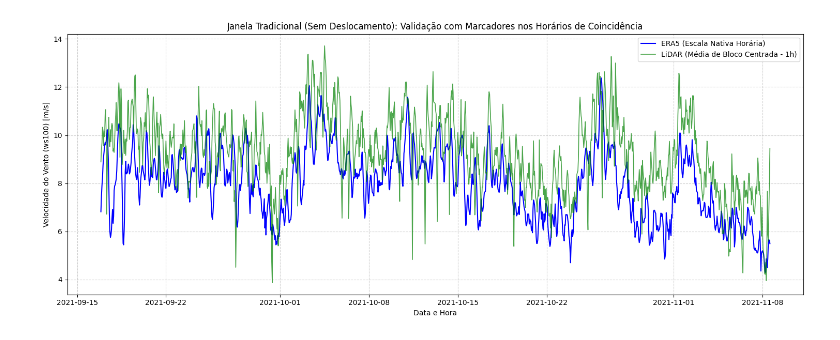
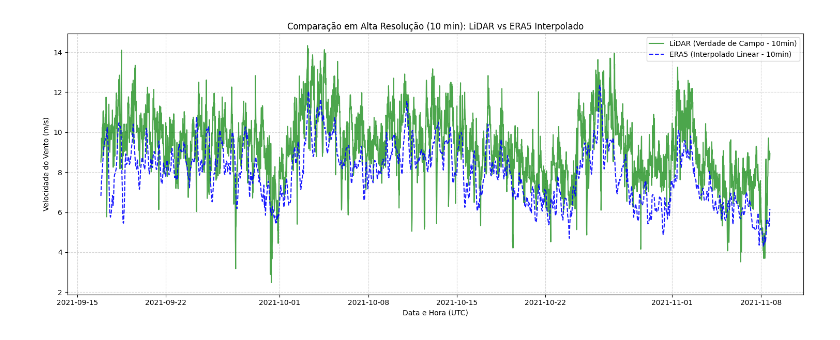
Before and after one commit to Ig0r-or/Wind-Speed-Forecasting-Using-LiDAR-ERA5-and-Deep-Learning, a Jupyter notebook: notebooks/1_2_Interpolação_Temporal_e_análise_de_erro.ipynb, the cells around one changed output. Cells and saved outputs as stored; diff of their text form; code cells hidden in the pictures.

Commit message:
Amplitude de Percepção
Mudei meu foco não apenas em um metodo de alinhamento para com os dados, mas em dois que me geram duas diferentes pespectivas.

```diff
--- a/notebooks/1_2_Interpolação_Temporal_e_análise_de_erro.ipynb
+++ b/notebooks/1_2_Interpolação_Temporal_e_análise_de_erro.ipynb
@@ -114,72 +86,50 @@ Raiz do Erro Quadrático Médio (RMSE): 1.8118 m/s
 # %%
-#lidar_horario = df_lidar[['ws100']].resample('1H', offset='30min').mean()
-lidar_horario = df_lidar[['ws100']].resample('1h').mean()
 
-# Deslocamos o índice resultante em +30 minutos para frente.
-# Isso faz com que o ponto central da média coincida perfeitamente com a hora cheia (ex: 11:30 vira 12:00)
-#lidar_horario.index = lidar_horario.index + pd.Timedelta(minutes=30)
-df_lidar_final = lidar_horario.rename(columns={'ws100': 'ws100_lidar'})
+# Utiliza-se a interpolação linear por ser considerada a mais robusta
+era5_10min = era5_ponto.ws100.resample(valid_time='10min').interpolate('linear')
+df_era5_final = era5_10min.to_dataframe().reset_index().set_index('valid_time')
+df_era5_final = df_era5_final.rename(columns={'ws100': 'ws100_era5'})
 
-# Prepare ERA5 data for join
-df_era5_final = era5_periodo.to_dataframe().reset_index().set_index('valid_time')
-df_era5_final = df_era5_final.rename(columns={'ws100': 'ws100_era5'}).drop(columns=['number', 'latitude', 'longitude'])
+# Processamento do LiDAR (Resolução nativa: 10min, padrão Local UTC-3)
+df_lidar['valid_time'] = pd.to_datetime(df_lidar[['year', 'month', 'day', 'hour', 'minute']])
+df_lidar = df_lidar.set_index('valid_time')
 
-# 4. Alinhamento Perfeito por Interseção (Inner Join)
-# Isso garante que apenas os timestamps presentes em ambos os datasets (período do LiDAR) sejam avaliados
+# AJUSTE UTC: Adicionamos 3 horas ao LiDAR para alinhar cronologicamente com o ERA5 assim como antes
+df_lidar.index = df_lidar.index + pd.Timedelta(hours=3)
+df_lidar_final = df_lidar[['ws100']].rename(columns={'ws100': 'ws100_lidar'})
+
+# Alinhamento por Interseção (Inner Join)
+# Mantém a resolução de 10 minutos, preservando a variabilidade real do sensor
 df_analise = df_era5_final.join(df_lidar_final, how='inner')
 
-# Filtragem explícita para garantir o escopo do LiDAR fornecido
-df_analise = df_analise.loc['2021-09-16 18:00:00':'2021-11-08 14:00:00']
+# Filtragem do período de estudo
+df_analise = df_analise.loc['2021-09-16':'2021-11-08']
 
-# 5. Cálculo das Métricas Estatísticas
-from sklearn.metrics import mean_absolute_error, mean_squared_error
+# Cálculo das Métricas Estatísticas
 def root_mean_squared_error(y_true, y_pred):
     return np.sqrt(mean_squared_error(y_true, y_pred))
 
 correlacao = df_analise['ws100_era5'].corr(df_analise['ws100_lidar'])
-mae = mean_absolute_error(df_analise['ws100_lidar'], df_analise['ws100_era5'])
-rmse = root_mean_squared_error(df_analise['ws100_lidar'], df_analise['ws100_era5'])
+mae = mean_absolute_error(df_analise['ws100_lidar'], df_era5_final.loc[df_analise.index, 'ws100_era5'])
+rmse = root_mean_squared_error(df_analise['ws100_lidar'], df_era5_final.loc[df_analise.index, 'ws100_era5'])
 
-print(f"--- RESULTADOS (Sem Deslocamento aplicado a conversão UTC) ---")
-print(f"Período Analisado: {df_analise.index.min()} até {df_analise.index.max()}")
-print(f"Total de horas coincidentes: {len(df_analise)}")
-print(f"Coeficiente de Correlação de Pearson: {correlacao:.4f}")
+print(f"--- RESULTADOS (ERA5 Interpolado para 10min - Abordagem B) ---")
+print(f"Período Analisado: {df_analise.index.min()} até {df_analise.index.max()} (UTC)")
+print(f"Total de pontos (10 min): {len(df_analise)}")
+print(f"Correlação de Pearson: {correlacao:.4f}")
 print(f"Erro Médio Absoluto (MAE): {mae:.4f} m/s")
 print(f"Raiz do Erro Quadrático Médio (RMSE): {rmse:.4f} m/s\n")
 
-# 6. Construção do Gráfico Comparativo com Marcadores de Coincidência
+#Visualização Gráfica
 plt.figure(figsize=(15, 6))
-plt.plot(df_analise.index, df_analise['ws100_era5'],label='ERA5 (Escala Nativa Horária)',color='blue', lw=1.5, markersize=4, markerfacecolor='black')
-plt.plot(df_analise.index, df_analise['ws100_lidar'],label='LiDAR (Média de Bloco Centrada - 1h)',color='green', alpha=0.7, lw=1.2, markersize=4, markerfacecolor='red')
+plt.plot(df_analise.index, df_analise['ws100_lidar'], label='LiDAR (Verdade de Campo - 10min)', color='green', alpha=0.7)
+plt.plot(df_analise.index, df_analise['ws100_era5'], label='ERA5 (Interpolado Linear - 10min)', color='blue', linestyle='--', alpha=0.9)
 
-plt.xlabel('Data e Hora')
-plt.ylabel('Velocidade do Vento (ws100) [m/s]')
-plt.title('Janela Tradicional (Sem Deslocamento): Validação com Marcadores nos Horários de Coincidência')
+plt.xlabel('Data e Hora (UTC)')
+plt.ylabel('Velocidade do Vento (m/s)')
+plt.title('Comparação em Alta Resolução (10 min): LiDAR vs ERA5 Interpolado')
 plt.legend()
-plt.grid(True, linestyle='--', alpha=0.6)
+plt.grid(True, linestyle='--', alpha=0.5)
 plt.tight_layout()
 plt.show()
-
-# 6. ALTERNATIVA: Gráfico com Zoom para ver os marcadores horários perfeitamente
-# Selecionado apenas 3 dias para inspecionar os marcadores de perto
-df_zoom = df_analise.loc['2021-09-16 18:00:00':'2021-09-19 18:00:00']
-
-plt.figure(figsize=(15, 6))
-
-# Linhas guias verticais (vlines) para cada hora de coincidência
-for timestamp in df_zoom.index:plt.axvline(x=timestamp, color='gray', linestyle=':', alpha=0.3)
-
-# Plot das linhas
-plt.plot(df_zoom.index, df_zoom['ws100_era5'], label='ERA5', color='blue', lw=2)
-plt.plot(df_zoom.index, df_zoom['ws100_lidar'], label='LiDAR (Média Centrada)', color='green', alpha=0.8, lw=2)
-plt.scatter(df_zoom.index, df_zoom['ws100_era5'], color='darkblue', s=40, zorder=5, label='Coincidência ERA5 (Hora Cheia)')
-plt.scatter(df_zoom.index, df_zoom['ws100_lidar'], color='darkgreen', s=40, zorder=5, label='Coincidência LiDAR (Média da Hora)')
-
-plt.xlabel('Data e Hora Horária Sincronizada')
-plt.ylabel('Velocidade do Vento (ws100) [m/s]')
-plt.title('Janela Tradicional (Sem Deslocamento): Detalhe dos Horários de Coincidência (Janela de Amostra)')
-plt.legend()
-plt.grid(True, linestyle='--', alpha=0.3)
-plt.tight_layout()
-plt.show()
 # %% [output]
@@ -192 +142 @@ Raiz do Erro Quadrático Médio (RMSE): 1.8062 m/s
-[figure, old version]
+[figure, new version]
```
Also changed, not shown: parts of 6 cells of this notebook.
